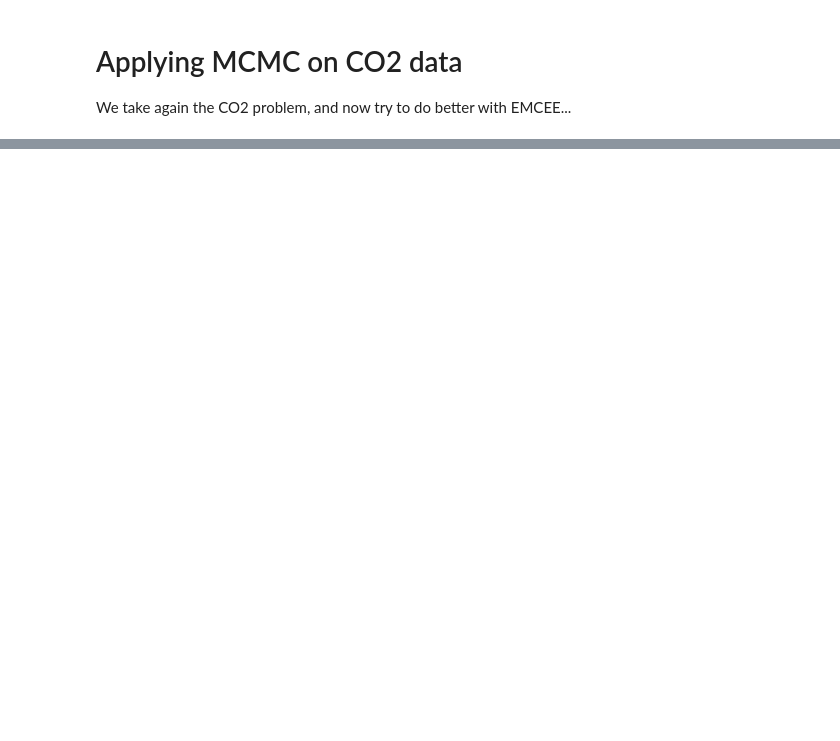
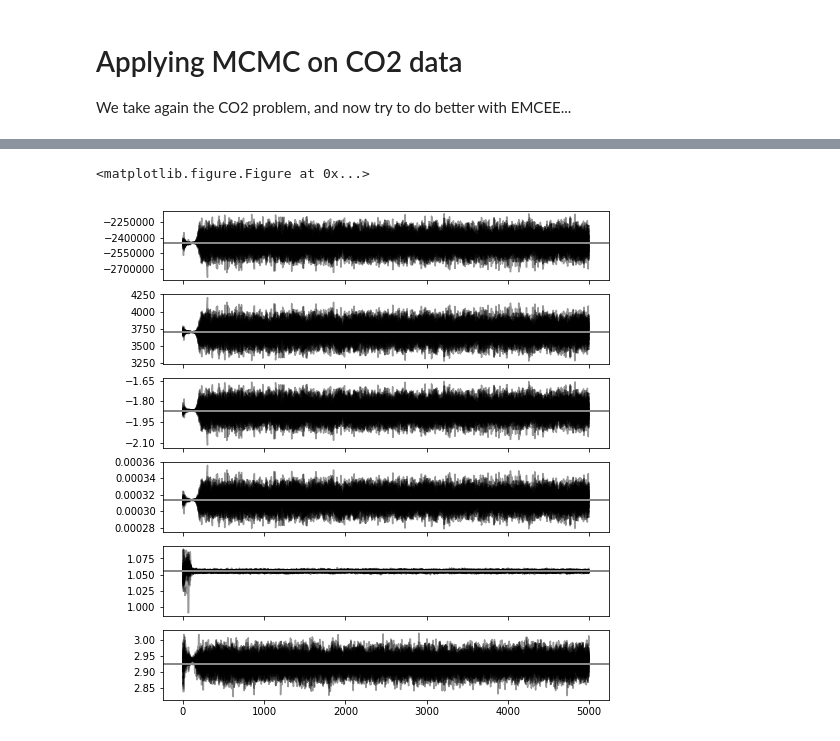
Before and after one commit to charlesll/ModelisationGeochimie, a Jupyter notebook: 04_CO2_better.ipynb, the cells around one changed output, grey strips where cells are left out. Saved outputs shown, nothing was run; the diff lists cells and outputs as text; code cells hidden in the pictures; blank space fills up the shorter version.

```diff
--- a/04_CO2_better.ipynb
+++ b/04_CO2_better.ipynb
@@ -78,0 +175,13 @@ plt.fill_between(time, un.nominal_values(pred) - un.std_devs(pred),
+# %%
+# We start at the best value found by curve_fit
+theta_prior = p
+
+# Set up the sampler.
+ndim, nwalkers = len(theta_prior), 100
+pos = [p + p*1e-2*np.random.randn(ndim) for i in range(nwalkers)]
+sampler = emcee.EnsembleSampler(nwalkers, ndim, logjoint, args=(x, y, yerr))
+
+# Clear and run the production chain.
+print("Running MCMC...")
+sampler.run_mcmc(pos, 5000, rstate0=np.random.get_state())
+print("Done.")
@@ -78,0 +197,13 @@ plt.fill_between(time, un.nominal_values(pred) - un.std_devs(pred),
+# %%
+from matplotlib.ticker import MaxNLocator
+plt.clf()
+fig, axes = plt.subplots(p.size, 1, sharex=True, figsize=(8, 9))
+
+for i in range(p.size):
+    axes[i].plot(sampler.chain[0:50:, :, i].T, color="k", alpha=0.4)
+    axes[i].yaxis.set_major_locator(MaxNLocator(5))
+    axes[i].axhline(p[i], color="#888888", lw=2)
+    #axes[0].set_ylabel("$m$")
+# %% [output]
+<matplotlib.figure.Figure at 0x...>
+[figure, added]
```
Also changed, not shown: parts of 21 cells of this notebook, 3 other files.
